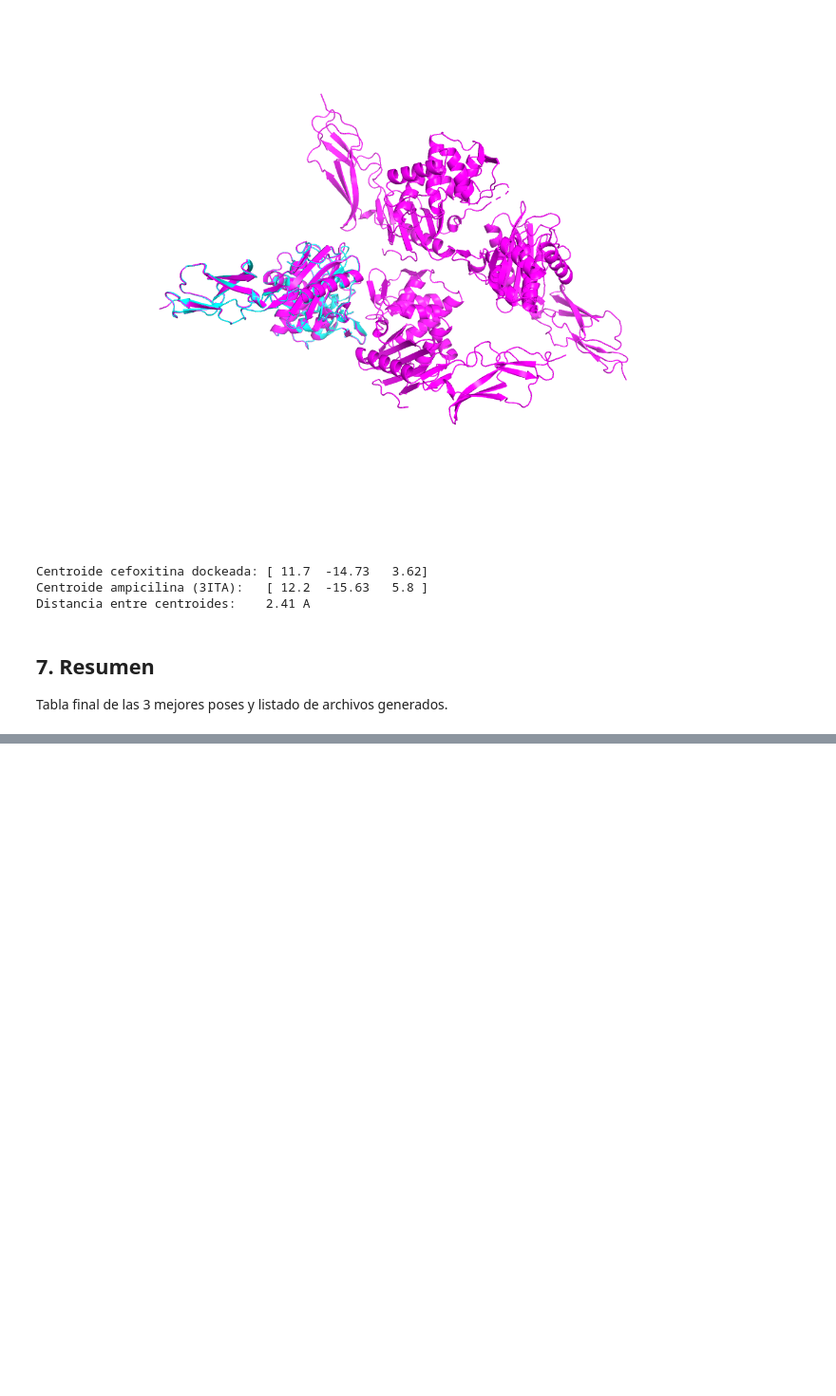
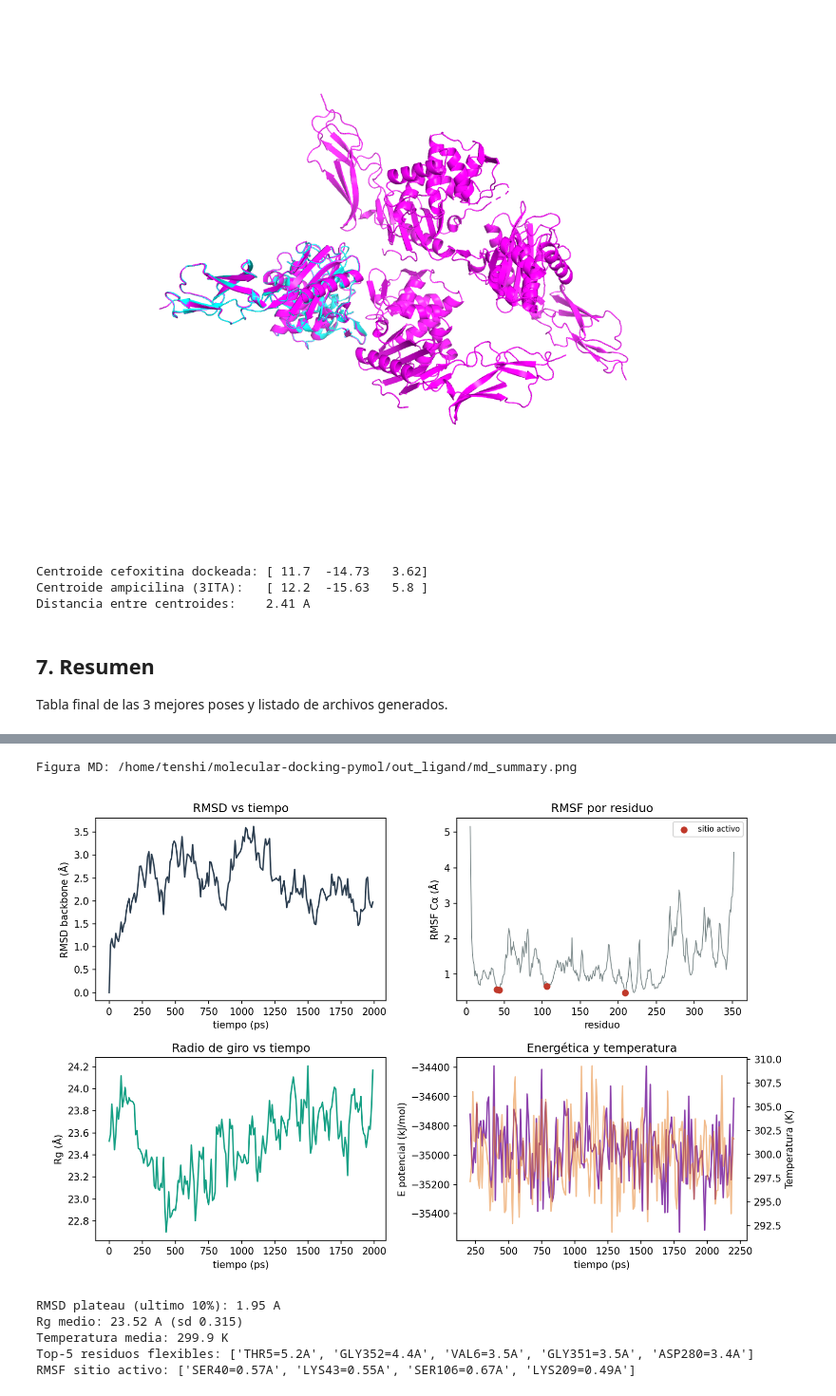
Before and after one commit to rralbertoroman/molecular-docking-pymol, a Jupyter notebook: ligand_docking.ipynb, the cells around one changed output, grey strips where cells are left out. Shown at 95% size. Drawn from its saved outputs; the diff is of its cells as text; code cells hidden in the pictures; blank space fills up the shorter version.

```diff
--- a/ligand_docking.ipynb
+++ b/ligand_docking.ipynb
@@ -397,0 +606,16 @@ Archivos generados:
+# %%
+md_out = md.run_md(
+    fixed_pdb,
+    md_dir,
+    prod_ps=MD_PROD_PS,
+    equil_ps=MD_EQUIL_PS,
+    temperature_K=MD_TEMP_K,
+    report_ps=MD_REPORT_PS,
+    seed=42,
+    platform=MD_PLATFORM,
+    force=FORCE_MD,
+)
+print("Plataforma:  ", md_out.get("platform", "(cache)"))
+print("Trayectoria:", md_out["trajectory"])
+print("Topologia:  ", md_out["topology"])
+print("Log:        ", md_out["log"])
@@ -397,0 +627,60 @@ Archivos generados:
+# %%
+md_res = md.analyze_md(
+    md_out["topology"], md_out["trajectory"], md_dir,
+    frame_dt_ps=MD_REPORT_PS, active_site=(40, 43, 106, 209),
+)
+rmsd_df, rmsf_df, rg_df = md_res["rmsd"], md_res["rmsf"], md_res["rg"]
+
+# energética desde el log de StateData (normaliza nombres de columna)
+mdlog = pd.read_csv(md_out["log"])
+mdlog.columns = [c.strip().lstrip("#").strip().replace('"', "") for c in mdlog.columns]
+time_col = next(c for c in mdlog.columns if c.startswith("Time"))
+pe_col = next(c for c in mdlog.columns if "Potential" in c)
+temp_col = next(c for c in mdlog.columns if "Temperature" in c)
+
+import matplotlib.pyplot as plt
+fig, axes = plt.subplots(2, 2, figsize=(11, 7))
+
+axes[0, 0].plot(rmsd_df["time_ps"], rmsd_df["rmsd_A"], color="#2c3e50")
+axes[0, 0].set(xlabel="tiempo (ps)", ylabel="RMSD backbone (Å)", title="RMSD vs tiempo")
+
+axes[0, 1].plot(rmsf_df["resid"], rmsf_df["rmsf_A"], color="#7f8c8d", lw=0.9)
+hot = rmsf_df[rmsf_df["is_active_site"]]
+axes[0, 1].scatter(hot["resid"], hot["rmsf_A"], color="#c0392b", zorder=5, label="sitio activo")
+axes[0, 1].set(xlabel="residuo", ylabel="RMSF Cα (Å)", title="RMSF por residuo")
+axes[0, 1].legend(fontsize=8)
+
+axes[1, 0].plot(rg_df["time_ps"], rg_df["rg_A"], color="#16a085")
+axes[1, 0].set(xlabel="tiempo (ps)", ylabel="Rg (Å)", title="Radio de giro vs tiempo")
+
+ax2 = axes[1, 1]
+ax2.plot(mdlog[time_col], mdlog[pe_col], color="#8e44ad")
+ax2.set(xlabel="tiempo (ps)", ylabel="E potencial (kJ/mol)", title="Energética y temperatura")
+ax3 = ax2.twinx()
+ax3.plot(mdlog[time_col], mdlog[temp_col], color="#e67e22", alpha=0.5)
+ax3.set_ylabel("Temperatura (K)")
+
+fig.tight_layout()
+md_png = OUT / "md_summary.png"
+fig.savefig(md_png, dpi=150)
+plt.close(fig)
+print("Figura MD:", md_png)
+display(Image(str(md_png)))
+
+tail = max(1, len(rmsd_df) // 10)
+print(f"RMSD plateau (ultimo 10%): {rmsd_df['rmsd_A'].tail(tail).mean():.2f} A")
+print(f"Rg medio: {rg_df['rg_A'].mean():.2f} A (sd {rg_df['rg_A'].std():.3f})")
+print(f"Temperatura media: {mdlog[temp_col].mean():.1f} K")
+top_flex = rmsf_df.sort_values("rmsf_A", ascending=False).head(5)
+print("Top-5 residuos flexibles:",
+      [f"{r.resname}{r.resid}={r.rmsf_A:.1f}A" for r in top_flex.itertuples()])
+print("RMSF sitio activo:",
+      [f"{r.resname}{r.resid}={r.rmsf_A:.2f}A" for r in hot.itertuples()])
+# %% [output]
+Figura MD: /home/tenshi/molecular-docking-pymol/out_ligand/md_summary.png
+[figure, added]
+RMSD plateau (ultimo 10%): 1.95 A
+Rg medio: 23.52 A (sd 0.315)
+Temperatura media: 299.9 K
+Top-5 residuos flexibles: ['THR5=5.2A', 'GLY352=4.4A', 'VAL6=3.5A', 'GLY351=3.5A', 'ASP280=3.4A']
+RMSF sitio activo: ['SER40=0.57A', 'LYS43=0.55A', 'SER106=0.67A', 'LYS209=0.49A']
```
Also changed, not shown: parts of 14 cells of this notebook, 2 other files.
